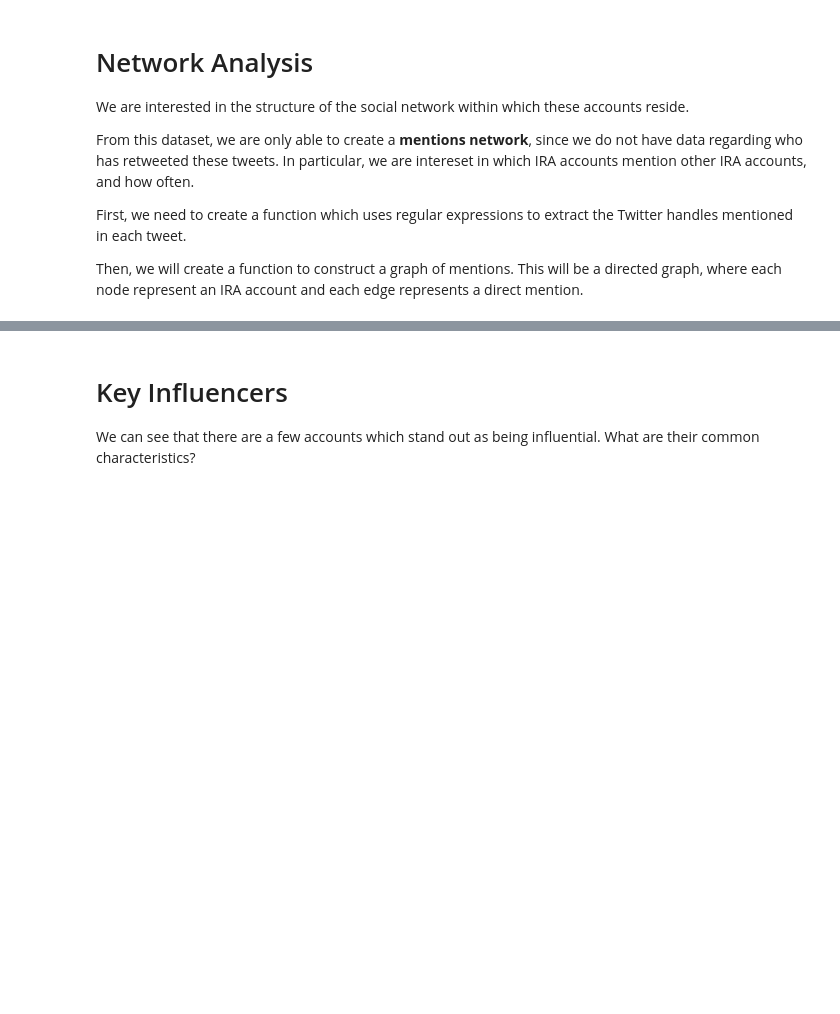
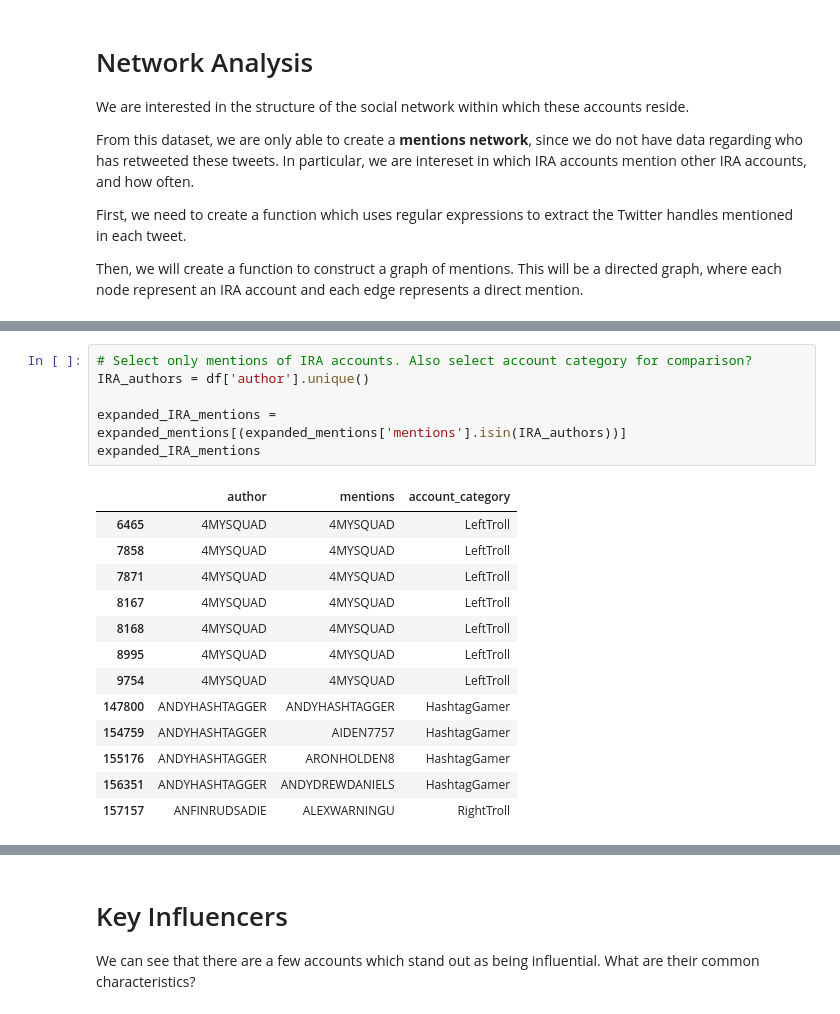
Before and after one commit to joshkraft/kraft_thesis_s19, a Jupyter notebook: Initial Data Exploration.ipynb, the cells around one changed output, grey strips where cells are left out. Saved outputs shown, nothing was run; the diff lists cells and outputs as text; blank space fills up the shorter version.

```diff
--- a/Initial Data Exploration.ipynb
+++ b/Initial Data Exploration.ipynb
@@ -205,0 +191,20 @@ TypeError: 'Series' objects are mutable, thus they cannot be hashed
+# %%
+# Select only mentions of IRA accounts. Also select account category for comparison?
+IRA_authors = df['author'].unique()
+
+expanded_IRA_mentions = expanded_mentions[(expanded_mentions['mentions'].isin(IRA_authors))]
+expanded_IRA_mentions
+# %% [output]
+|  | author | mentions | account_category |
+| 6465 | 4MYSQUAD | 4MYSQUAD | LeftTroll |
+| 7858 | 4MYSQUAD | 4MYSQUAD | LeftTroll |
+| 7871 | 4MYSQUAD | 4MYSQUAD | LeftTroll |
+| 8167 | 4MYSQUAD | 4MYSQUAD | LeftTroll |
+| 8168 | 4MYSQUAD | 4MYSQUAD | LeftTroll |
+| 8995 | 4MYSQUAD | 4MYSQUAD | LeftTroll |
+| 9754 | 4MYSQUAD | 4MYSQUAD | LeftTroll |
+| 147800 | ANDYHASHTAGGER | ANDYHASHTAGGER | HashtagGamer |
+| 154759 | ANDYHASHTAGGER | AIDEN7757 | HashtagGamer |
+| 155176 | ANDYHASHTAGGER | ARONHOLDEN8 | HashtagGamer |
+| 156351 | ANDYHASHTAGGER | ANDYDREWDANIELS | HashtagGamer |
+| 157157 | ANFINRUDSADIE | ALEXWARNINGU | RightTroll |
```
Also changed, not shown: parts of 5 cells of this notebook.
